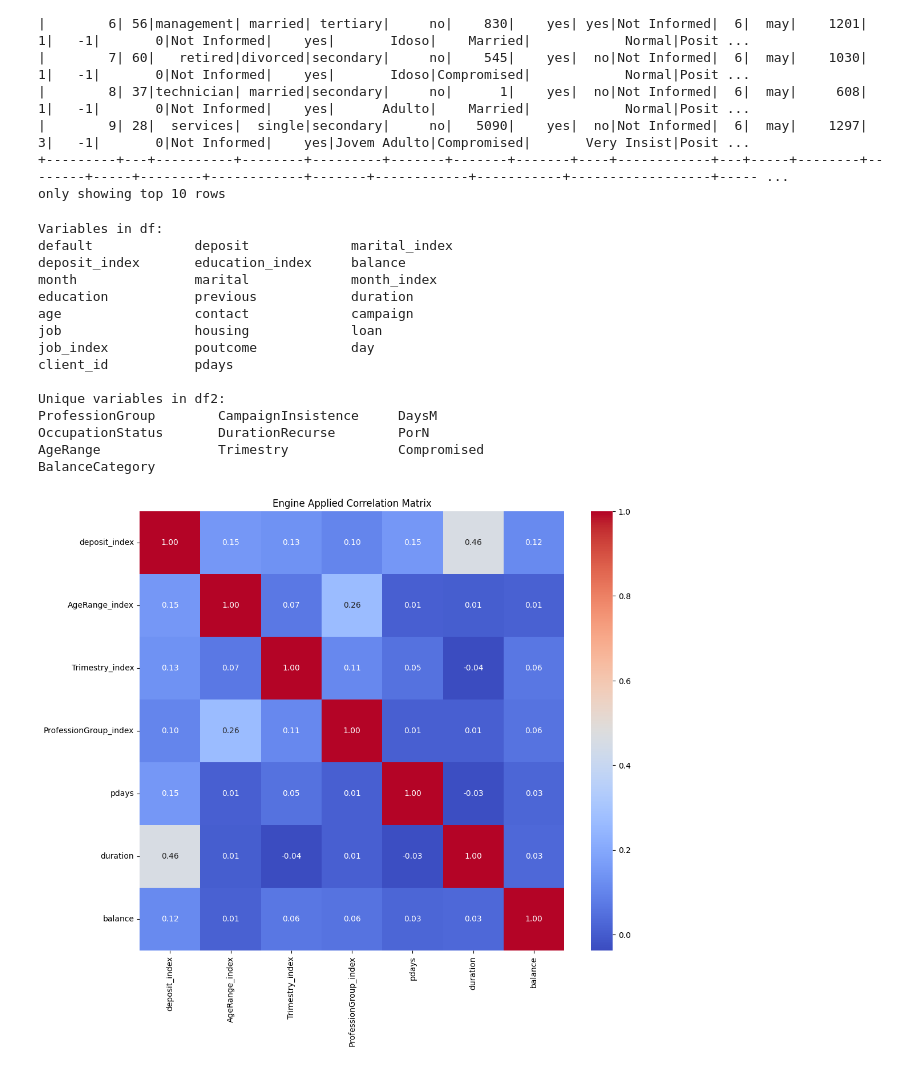
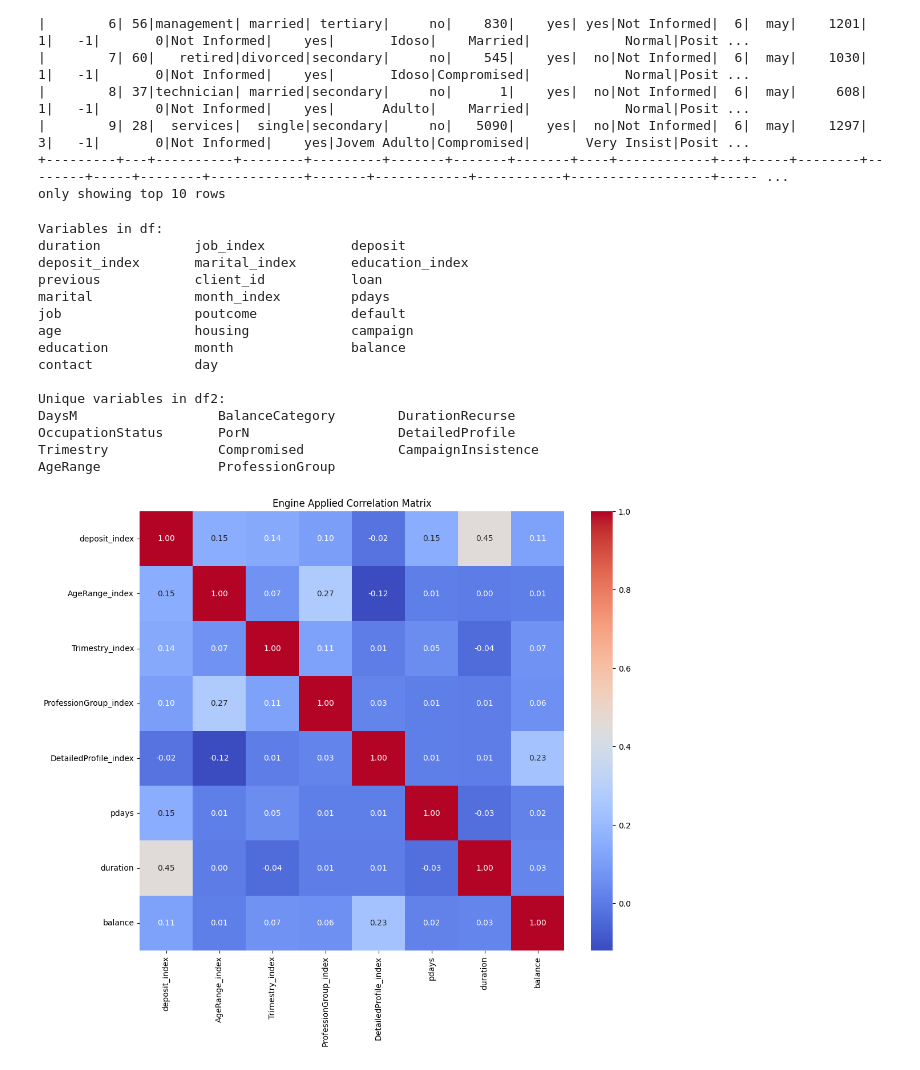
Before and after one commit to KoreTane/MKTBank, a Jupyter notebook: MKTBank.ipynb, the cells around one changed output. Saved outputs shown, nothing was run; the diff lists cells and outputs as text; code cells hidden in the pictures.

```diff
--- a/MKTBank.ipynb
+++ b/MKTBank.ipynb
@@ -312,16 +312,17 @@ plt.show()
 # %%
 # del lines where age > 80 or balance > 10000
 df = df.filter(
-    (df.age <= 80) &
-    (df.balance <= 12000) &
+    (df.age <= 82) &
+    (df.balance <= 10000) &
     (df.balance >= -2000) &
     (df.job != "unknown") &
-    (df.education != "unknown")
+    (df.education != "unknown") &
+    (df.campaign < 12) &  # New condition for campaign
+    (df.previous < 10)     # New condition for previous
 )
 
 # Substitute "unknown" for "Not Informed" in colunms contact and poutcome
 df = df.withColumn("contact", F.when(df.contact == "unknown", "Not Informed").otherwise(df.contact)) \
        .withColumn("poutcome", F.when(df.poutcome == "unknown", "Not Informed").otherwise(df.poutcome))
-df.show()
 # create dataframe secundary
 df2 = df.select("*")
@@ -439,6 +422,20 @@ df2 = df2.withColumn("ProfessionGroup",
                    .when(col("job").isin(["services", "housemaid", "unemployed", "student"]), "Services and Support")
                    .otherwise("Others"))
 
+# Creating DetailedProfile column
+df2 = df2.withColumn("DetailedProfile",
+                     when((col("marital") == "married") &
+                          (col("balance") > 1000) &
+                          (col("default") == "yes"), "Married with High Balance but in Default")
+                     .when((col("job").isin(["management", "entrepreneur", "self-employed"])), "Stable High Earners")
+                     .when((col("balance") > 1000) &
+                           (col("job").isin(["management", "engineer", "doctor"])), "High Earners with Financial Issues")
+                     .when((col("marital") == "married") &
+                          (col("balance") > 1000) &
+                          (col("default") == "no") &
+                          (col("housing") == "yes"), "Married, Good Balance, Housing Loan")
+                     .otherwise("Other Profiles"))
+
 # Displaying the modified DataFrame
 df2.show(10)
 # %% [output]
@@ -486,47 +483,47 @@ print_columns(df_columns, "Variables in df")
 print_columns(df2_unique_columns, "Unique variables in df2")
 # %% [output]
 Variables in df:
-default             deposit             marital_index
-deposit_index       education_index     balance
-month               marital             month_index
-education           previous            duration
-age                 contact             campaign
-job                 housing             loan
-job_index           poutcome            day
-client_id           pdays
+duration            job_index           deposit
+deposit_index       marital_index       education_index
+previous            client_id           loan
+marital             month_index         pdays
+job                 poutcome            default
+age                 housing             campaign
+education           month               balance
+contact             day
 
 Unique variables in df2:
-ProfessionGroup        CampaignInsistence     DaysM
-OccupationStatus       DurationRecurse        PorN
-AgeRange               Trimestry              Compromised
-BalanceCategory
+DaysM                  BalanceCategory        DurationRecurse
+OccupationStatus       PorN                   DetailedProfile
+Trimestry              Compromised            CampaignInsistence
+AgeRange               ProfessionGroup
 # %%
 # Defining categorical and numerical columns
-categorical_cols2 = ['deposit', 'AgeRange','Trimestry', 'ProfessionGroup']
+categorical_cols2 = ['deposit', 'AgeRange','Trimestry', 'ProfessionGroup','DetailedProfile']
 
 numerical_cols2 = ['pdays', 'duration', 'balance']
 
 # Transforming categorical variables into numerical
 indexers2 = [StringIndexer(inputCol=col, outputCol=f"{col}_index") for col in categorical_cols2]
 for indexer in indexers2:
     df2 = indexer.fit(df2).transform(df2)
 
 # Selecting the necessary columns
 df_indexed2 = df2.select([F.col(f"{col}_index") for col in categorical_cols2] + [F.col(col) for col in numerical_cols2])
 
 # Converting to Pandas DataFrame to calculate the correlation matrix
 df_pandas2 = df_indexed2.toPandas()
 
 # Calculating the correlation matrix
 correlation_matrix2 = df_pandas2.corr()
 
 # Plotting the correlation matrix
 plt.figure(figsize=(12, 10))
 sns.heatmap(correlation_matrix2, annot=True, cmap='coolwarm', fmt='.2f')
 plt.title('Engine Applied Correlation Matrix')
 plt.show()
 # %% [output]
-[figure, old version]
+[figure, new version]
 # %%
 # Defining the figure size
 plt.figure(figsize=(24, 10))  # Increase width to accommodate both charts
```
Also changed, not shown: parts of 4 cells of this notebook.
